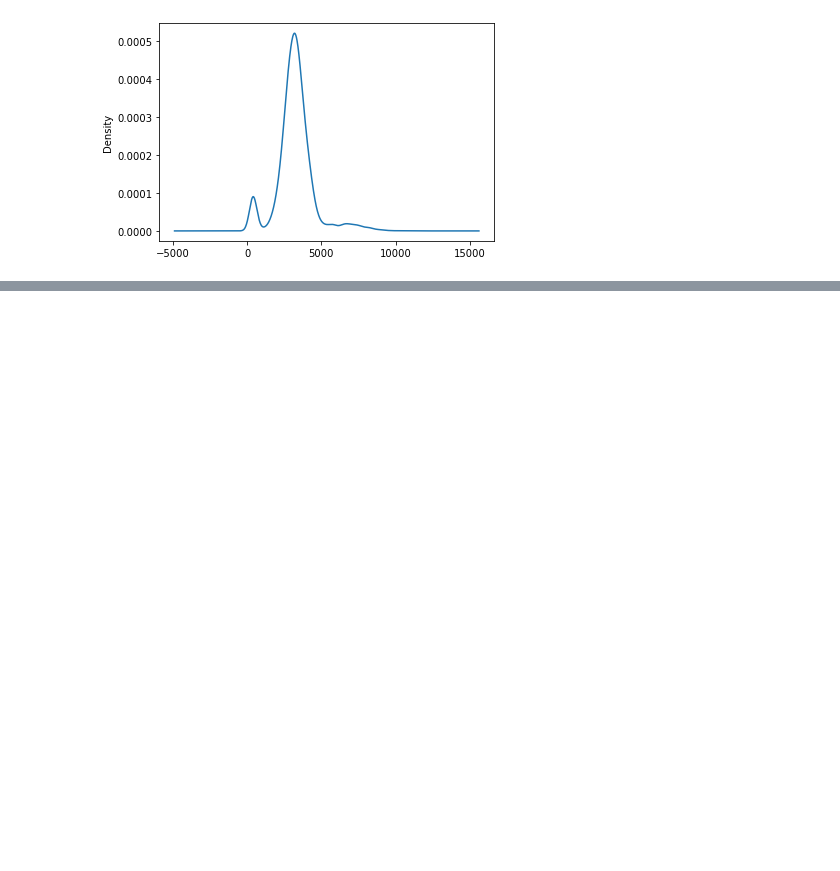
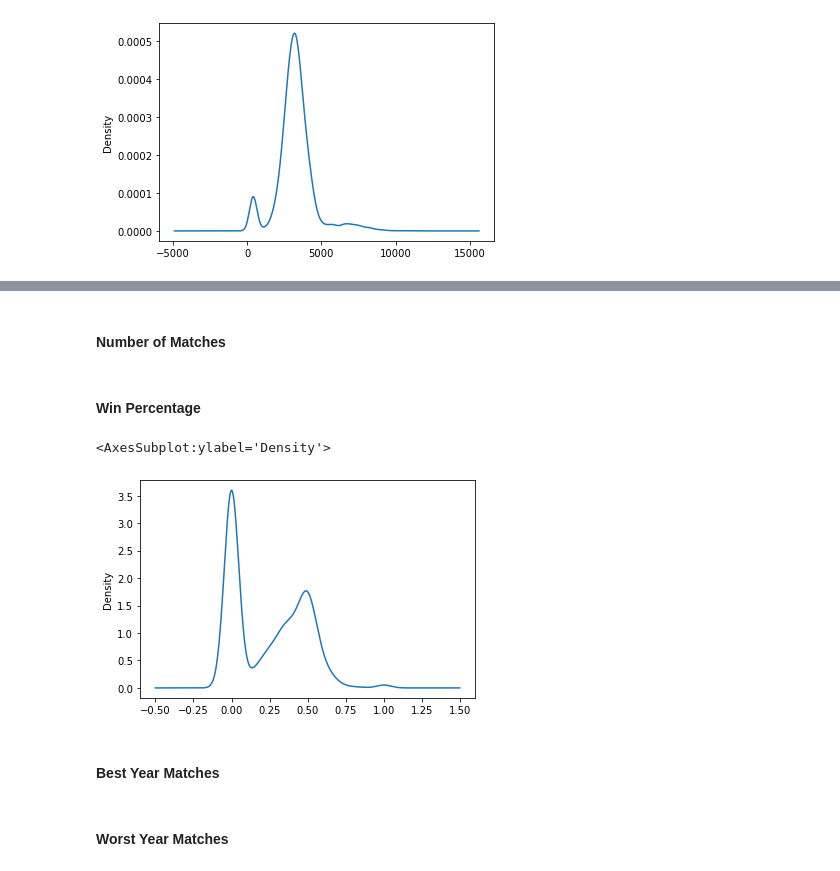
Before and after one commit to WilliamSimoni/Tennis-Matches-Data-mining, a Jupyter notebook: src/3.5_data_understanding_on_integration.ipynb, the cells around one changed output, grey strips where cells are left out. Drawn from its saved outputs; the diff is of its cells as text; code cells hidden in the pictures; blank space fills up the shorter version.

```diff
--- a/src/3.5_data_understanding_on_integration.ipynb
+++ b/src/3.5_data_understanding_on_integration.ipynb
@@ -102,0 +164,2 @@ show_boxplot(df_tourney_statistics, 'avg_spect')
+# %% [markdown]
+#### Number of Matches
@@ -102,0 +170,7 @@ show_boxplot(df_tourney_statistics, 'avg_spect')
+# %% [markdown]
+#### Win Percentage
+# %%
+df_matches_male_players['Win_Percentage'].plot.kde()
+# %% [output]
+<AxesSubplot:ylabel='Density'>
+[figure, added]
@@ -102,0 +179,2 @@ show_boxplot(df_tourney_statistics, 'avg_spect')
+# %% [markdown]
+#### Best Year Matches
@@ -102,0 +183,2 @@ show_boxplot(df_tourney_statistics, 'avg_spect')
+# %% [markdown]
+#### Worst Year Matches
```
Also changed, not shown: parts of 49 cells of this notebook.
